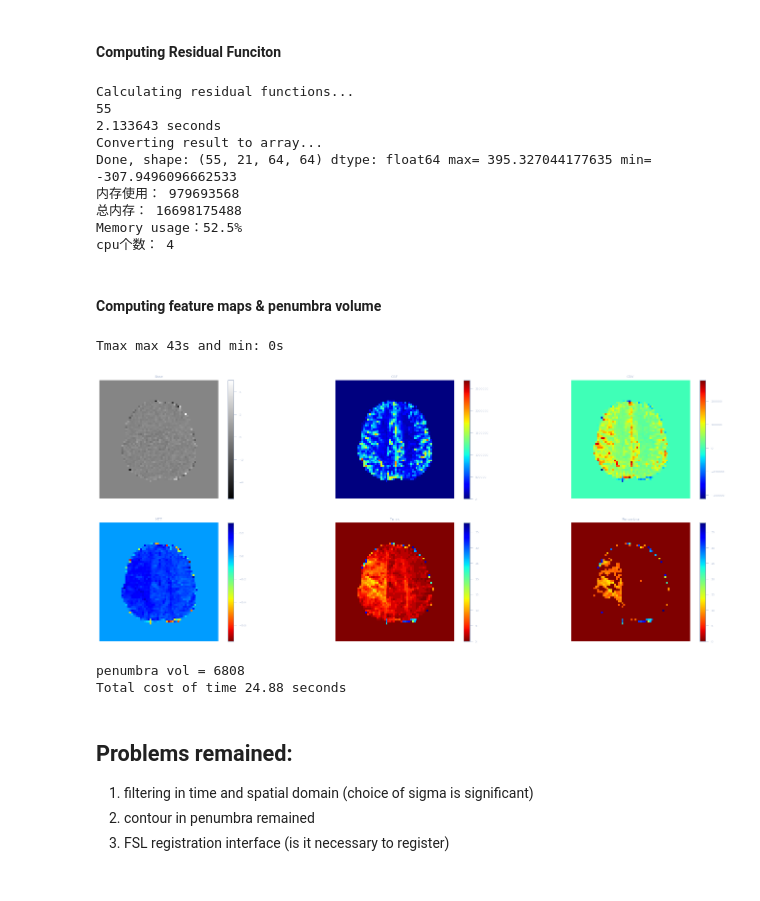
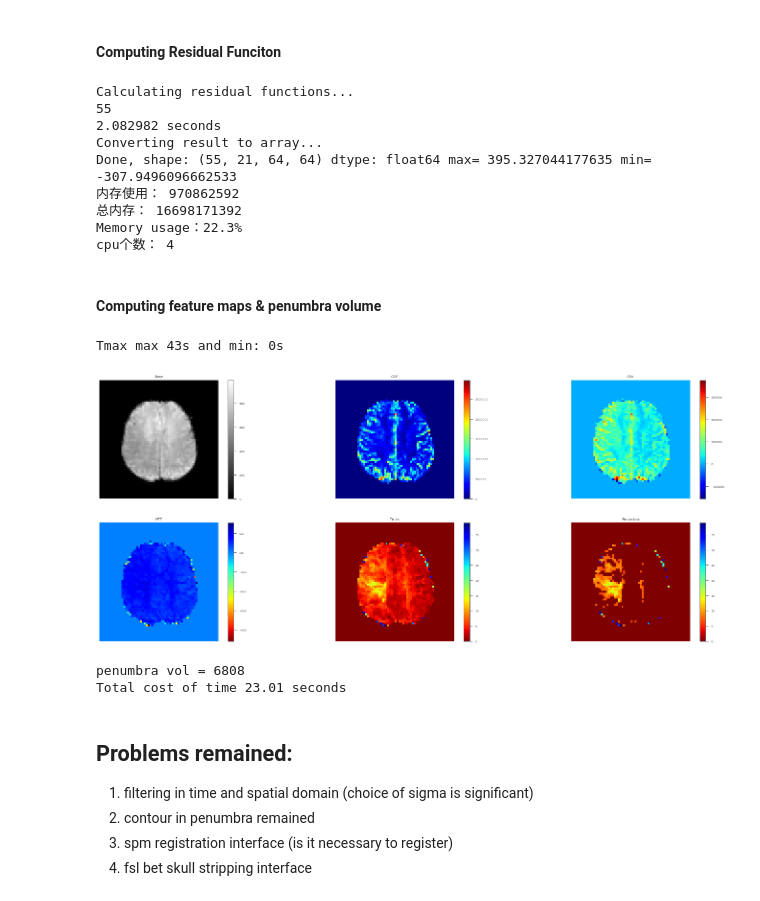
Before and after one commit to Yupeii/PWI, a Jupyter notebook: pwi.ipynb, the cells around one changed output. Cells and saved outputs as stored; diff of their text form; code cells hidden in the pictures.

```diff
--- a/pwi.ipynb
+++ b/pwi.ipynb
@@ -37,7 +37,7 @@ sigma_t = 1
 sigma_s = 0.1
 
 # choose sample slice to plot
-slice_i = 15
+slice_i = 14
 scan_i = 30
 
 tith = 6 # Tmax threshold for penumbra
@@ -158,10 +158,10 @@ for file in files:
         # time filtering
         arr = gaussian_filter1d(arr, sigma_t, axis=0)
 
-        # 2d spatial filtering
-        for t in range(nt):
-            for z in range(nz):
-                arr[t,z,:,:] = gaussian_filter(arr[t,z,:,:], sigma_s)
+#         # 2d spatial filtering
+#         for t in range(nt):
+#             for z in range(nz):
+#                 arr[t,z,:,:] = gaussian_filter(arr[t,z,:,:], sigma_s)
 
         # get mask
 #         mask = get_mask_old(base, loth, hith)
@@ -371,12 +373,12 @@ print_mem()
 # %% [output]
 Calculating residual functions...
 55
-2.133643 seconds
+2.082982 seconds
 Converting result to array...
 Done, shape: (55, 21, 64, 64) dtype: float64 max= 395.327044177635 min= -307.9496096662533
-内存使用： 979693568
-总内存： 16698175488
-Memory usage：52.5%
+内存使用： 970862592
+总内存： 16698171392
+Memory usage：22.3%
 cpu个数： 4
 # %% [markdown]
 #### Computing feature maps & penumbra volume
@@ -388,44 +390,44 @@ CBV = 100*khema*np.sum(R, axis = 0)/rho
 MTT = CBV/(CBF+1e-20)
 Tmax = np.argmax(R, axis = 0)
 print('Tmax max {}s and min: {}s'.format(np.max(Tmax), np.min(Tmax)))
 
 # save output
 output_dir = os.path.join(output_dir, 'FeatureMaps')
 if not os.path.exists(output_dir):
     os.mkdir(output_dir)
-img = sitk.GetImageFromArray(CBF.astype(np.int16))
+img = sitk.GetImageFromArray(CBF)
 sitk.WriteImage(img, os.path.join(output_dir, 'CBF.nii'))
-img = sitk.GetImageFromArray(CBV.astype(np.int16))
+img = sitk.GetImageFromArray(CBV)
 sitk.WriteImage(img, os.path.join(output_dir, 'CBV.nii'))
-img = sitk.GetImageFromArray(MTT.astype(np.int16))
+img = sitk.GetImageFromArray(MTT)
 sitk.WriteImage(img, os.path.join(output_dir, 'MTT.nii'))
-img = sitk.GetImageFromArray(Tmax.astype(np.int16))
+img = sitk.GetImageFromArray(Tmax)
 sitk.WriteImage(img, os.path.join(output_dir, 'Tmax.nii'))
-
 
 # penumbra
 penumbra = np.where(Tmax>tith, Tmax, 0)
 
 # plot feature maps and penumbra
-plot_maps(arr, slice_i, plot_path, CBF, CBV, MTT, Tmax, penumbra)
+plot_maps(base, slice_i, plot_path, CBF, CBV, MTT, Tmax, penumbra)
 
 # calculate penumbra volume
 voxel_size = 2
 penumbra_vol = np.sum(penumbra>0)*voxel_size
 print('penumbra vol =', penumbra_vol)
 
 # Total cost of time
 t_total = time.time()-all_start
 print('Total cost of time %.2f seconds '% t_total)
 
 # del arr, arr_interp, R, CBF, CBV, MTT, Tmax, penumbra
 # %% [output]
 Tmax max 43s and min: 0s
-[figure, old version]
+[figure, new version]
 penumbra vol = 6808
-Total cost of time 24.88 seconds
+Total cost of time 23.01 seconds
 # %% [markdown]
 ## Problems remained:
 1. filtering in time and spatial domain (choice of sigma is significant)
 2. contour in penumbra remained
-3. FSL registration interface (is it necessary to register)
+3. spm registration interface (is it necessary to register)
+4. fsl bet skull stripping interface
```
Also changed, not shown: parts of 5 cells of this notebook, 1 other file.
